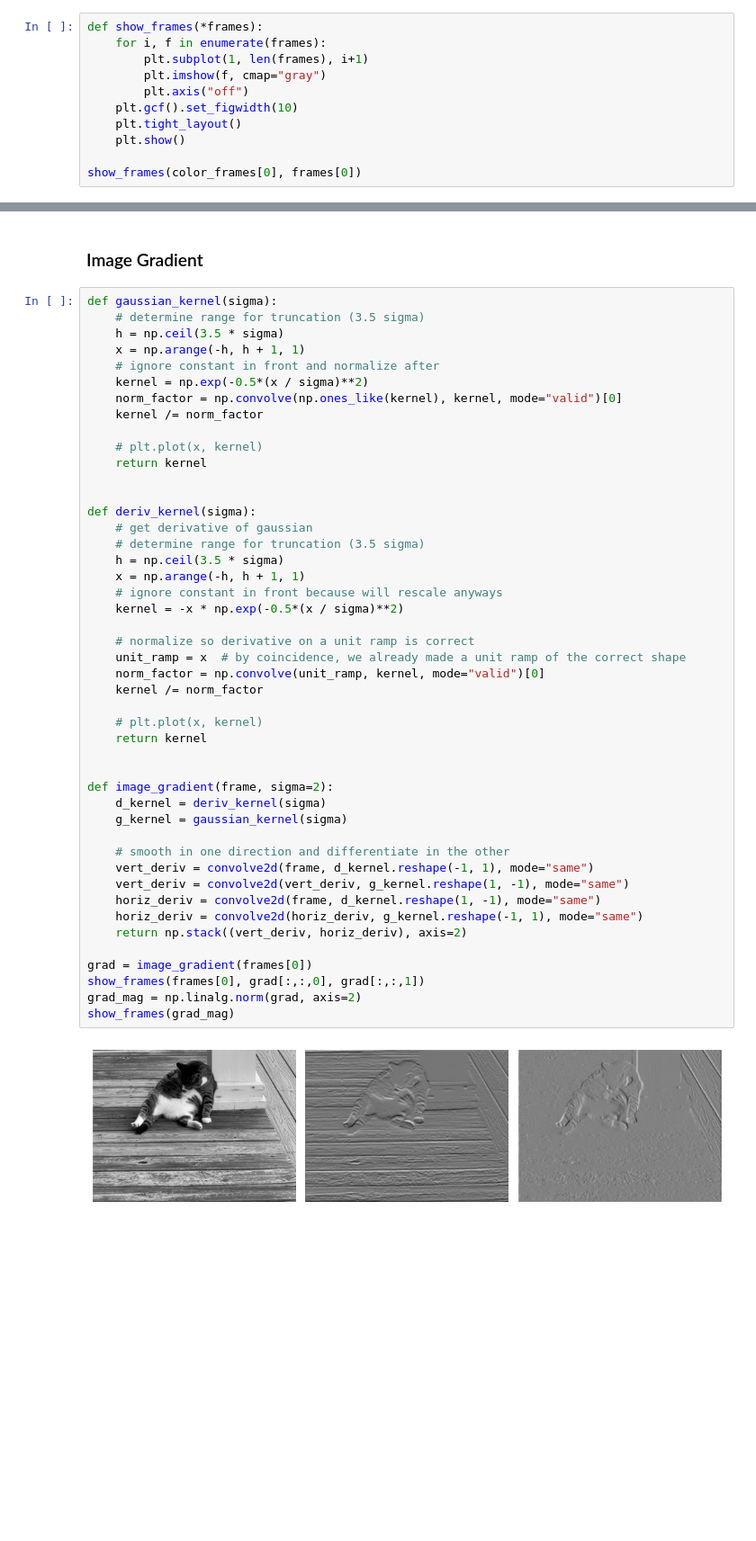
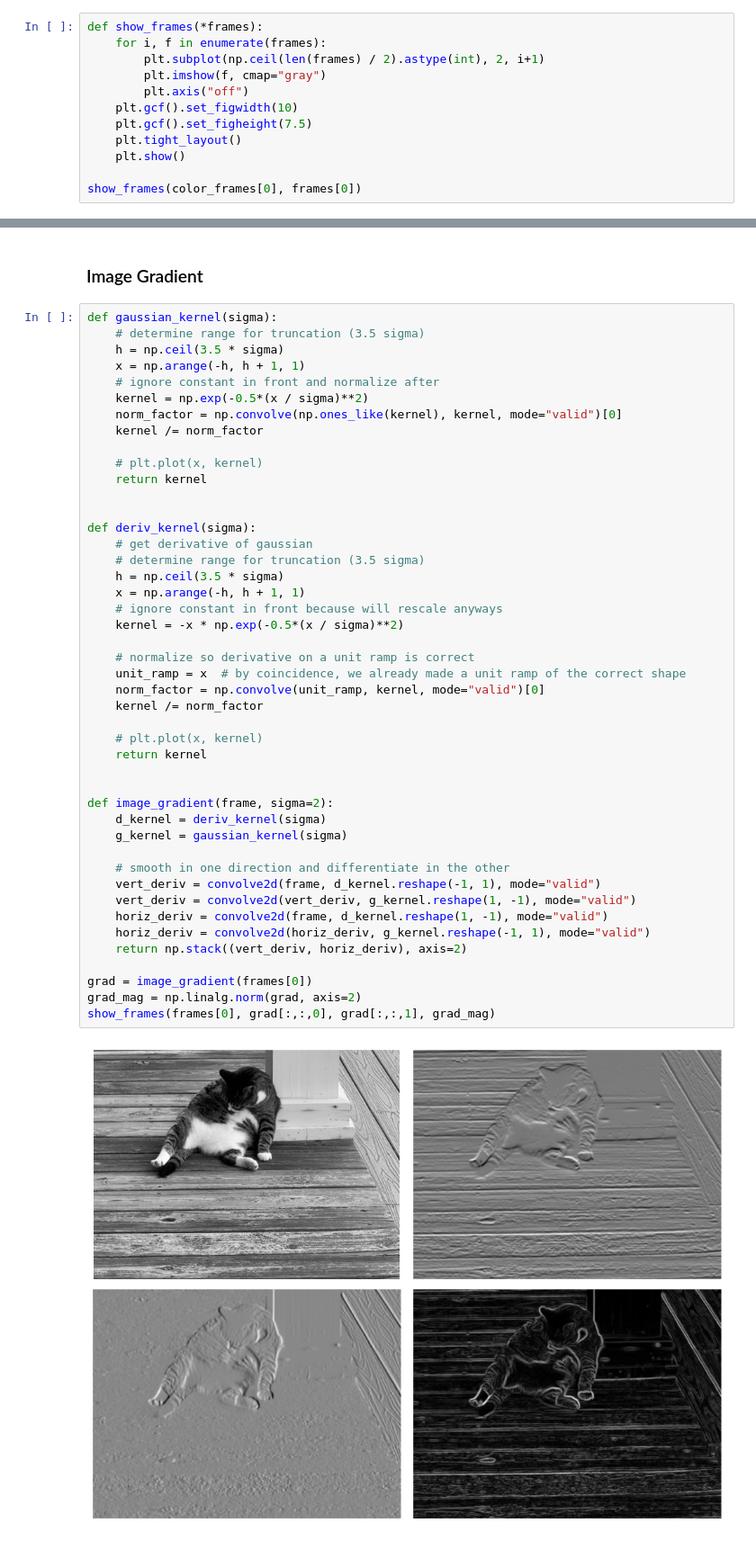
Before and after one commit to adam-kosinski/CV-Project, a Jupyter notebook: features-to-track.ipynb, the cells around one changed output, grey strips where cells are left out. Shown at 90% size. Saved outputs shown, nothing was run; the diff lists cells and outputs as text; blank space fills up the shorter version.

```diff
--- a/features-to-track.ipynb
+++ b/features-to-track.ipynb
@@ -26,10 +26,11 @@ frames = load_video_frames("cropped_cat_video.mp4")
 # %%
 def show_frames(*frames):
     for i, f in enumerate(frames):
-        plt.subplot(1, len(frames), i+1)
+        plt.subplot(np.ceil(len(frames) / 2).astype(int), 2, i+1)
         plt.imshow(f, cmap="gray")
         plt.axis("off")
     plt.gcf().set_figwidth(10)
+    plt.gcf().set_figheight(7.5)
     plt.tight_layout()
     plt.show()
 
@@ -52,37 +53,36 @@ def gaussian_kernel(sigma):
     return kernel
 
 
 def deriv_kernel(sigma):
     # get derivative of gaussian
     # determine range for truncation (3.5 sigma)
     h = np.ceil(3.5 * sigma)
     x = np.arange(-h, h + 1, 1)
     # ignore constant in front because will rescale anyways
     kernel = -x * np.exp(-0.5*(x / sigma)**2)
 
     # normalize so derivative on a unit ramp is correct
     unit_ramp = x  # by coincidence, we already made a unit ramp of the correct shape
     norm_factor = np.convolve(unit_ramp, kernel, mode="valid")[0]
     kernel /= norm_factor
 
     # plt.plot(x, kernel)
     return kernel
 
 
 def image_gradient(frame, sigma=2):
     d_kernel = deriv_kernel(sigma)
     g_kernel = gaussian_kernel(sigma)
 
     # smooth in one direction and differentiate in the other
-    vert_deriv = convolve2d(frame, d_kernel.reshape(-1, 1), mode="same")
-    vert_deriv = convolve2d(vert_deriv, g_kernel.reshape(1, -1), mode="same")
-    horiz_deriv = convolve2d(frame, d_kernel.reshape(1, -1), mode="same")
-    horiz_deriv = convolve2d(horiz_deriv, g_kernel.reshape(-1, 1), mode="same")
+    vert_deriv = convolve2d(frame, d_kernel.reshape(-1, 1), mode="valid")
+    vert_deriv = convolve2d(vert_deriv, g_kernel.reshape(1, -1), mode="valid")
+    horiz_deriv = convolve2d(frame, d_kernel.reshape(1, -1), mode="valid")
+    horiz_deriv = convolve2d(horiz_deriv, g_kernel.reshape(-1, 1), mode="valid")
     return np.stack((vert_deriv, horiz_deriv), axis=2)
 
 grad = image_gradient(frames[0])
-show_frames(frames[0], grad[:,:,0], grad[:,:,1])
 grad_mag = np.linalg.norm(grad, axis=2)
-show_frames(grad_mag)
+show_frames(frames[0], grad[:,:,0], grad[:,:,1], grad_mag)
 # %% [output]
-[figure, old version]
+[figure, new version]
```
Also changed, not shown: parts of 4 cells of this notebook.
